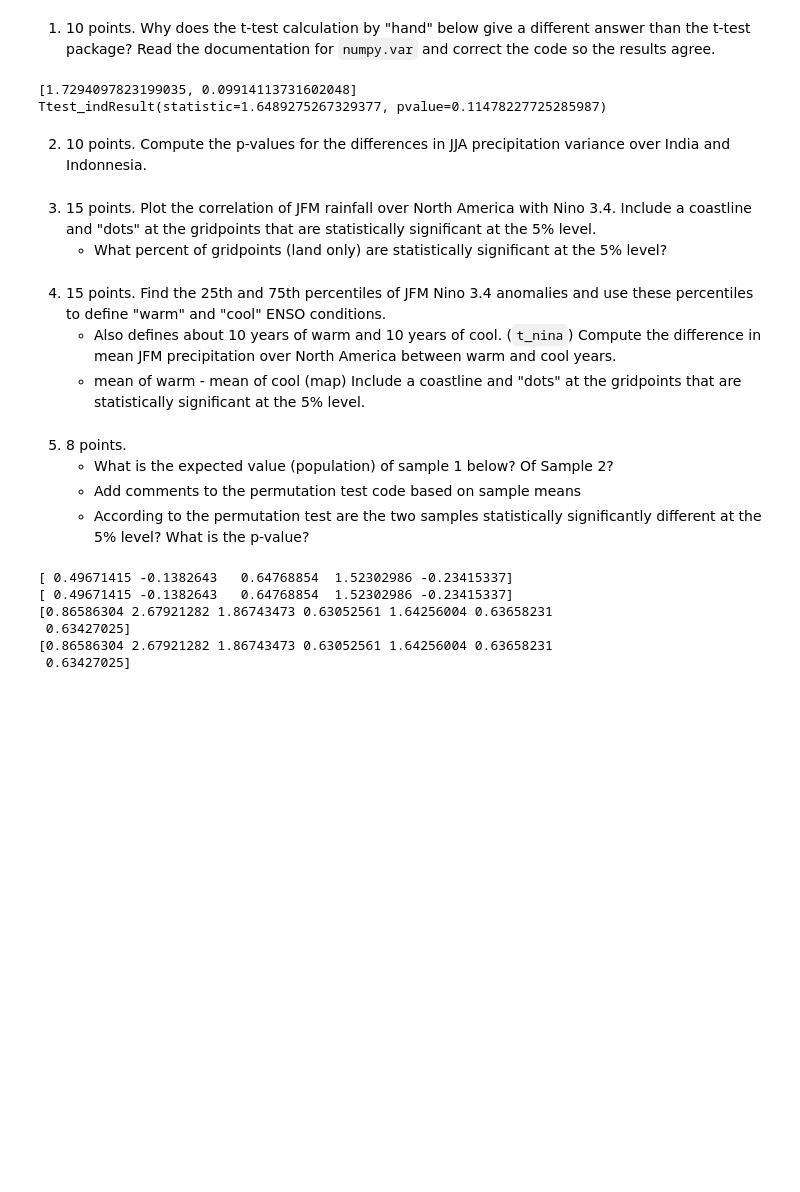
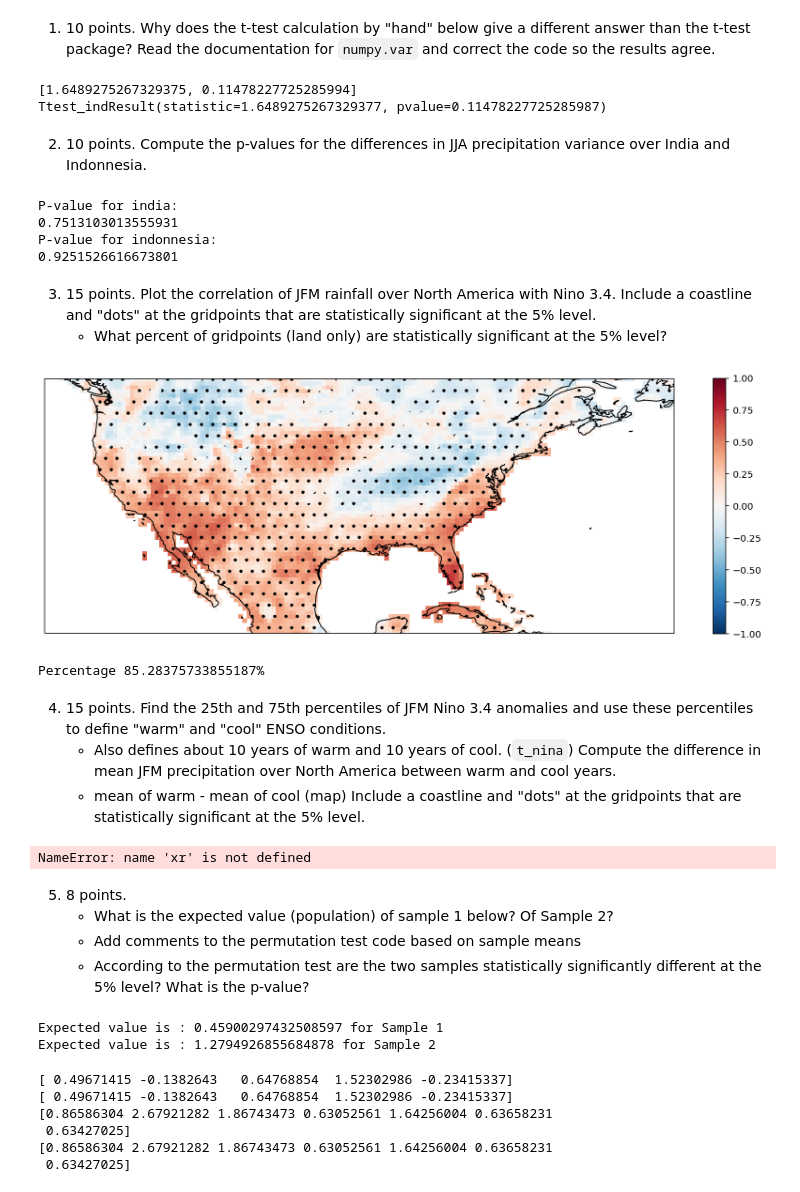
Before and after one commit to jp3993/apma4990-jp3993, a Jupyter notebook: HW-03.ipynb, the cells around one changed output. Cells and saved outputs as stored; diff of their text form; code cells hidden in the pictures; blank space fills up the shorter version.

```diff
--- a/HW-03.ipynb
+++ b/HW-03.ipynb
@@ -456,14 +455,14 @@ df = Nx + Ny - 2
 X = prcp_india[t_nina].values
 Y = prcp_india[t_nino].values
 
-pooled_var = ((Nx - 1)*X.var() + (Ny - 1)*Y.var())/(Nx + Ny - 2)
+pooled_var = ((Nx - 1)*X.var(ddof=1) + (Ny - 1)*Y.var(ddof=1))/(Nx + Ny - 2)
 india_t = (X.mean() - Y.mean())/np.sqrt(pooled_var)/np.sqrt(1/Nx + 1/Ny)
 india_p = 2*(1-stats.t.cdf(np.abs(india_t), df=df))
 
 print([india_t,india_p])
 print(stats.ttest_ind(X, Y))
 # %% [output]
-[1.7294097823199035, 0.09914113731602048]
+[1.6489275267329375, 0.11478227725285994]
 Ttest_indResult(statistic=1.6489275267329377, pvalue=0.11478227725285987)
 # %% [markdown]
 2. 10 points. Compute the p-values for the differences in JJA precipitation variance over India and Indonnesia.
@@ -473,12 +469,71 @@ Ttest_indResult(statistic=1.6489275267329377, pvalue=0.11478227725285987)
+# %%
+# CODE here
+# Use the variables india_F, indo_F, Nx, Ny etc
+df1 = Nx - 1
+df2 = Ny - 1
+p_value_india = stats.f.cdf(india_F, df1, df2)
+p_value_indo = stats.f.cdf(indo_F, df1, df2)
+
+print('P-value for india: ')
+print(p_value_india)
+print('P-value for indonnesia: ')
+print(p_value_indo)
+# %% [output]
+P-value for india:
+0.7513103013555931
+P-value for indonnesia:
+0.9251526616673801
 # %% [markdown]
 3. 15 points. Plot the correlation of JFM rainfall over North America with Nino 3.4. Include a coastline and "dots" at the gridpoints that are statistically significant at the 5% level.
     - What percent of gridpoints (land only) are statistically significant at the 5% level?
+# %%
+fig = plt.subplots(figsize=(15,5))
+ax = plt.subplot(projection=proj_map)
+
+N = len(n34)
+
+n34_prcp_corr.plot(ax=ax, vmax = 1, transform=proj_dta)
+ax.coastlines();
+dta = n34_prcp_corr
+lon = dta.X
+lat = dta.Y
+sig_value = 0.05
+mask = np.zeros(dta.shape) ; mask[(np.abs(dta)<sig_value) | np.isnan(dta)] = np.nan
+plt.contourf(lon, lat, mask, hatches=['.'], colors='none', transform=proj_dta);
+# %% [output]
+[figure, added]
+# %%
+num_sig_point = np.count_nonzero(~np.isnan(mask))
+total_land_point = np.count_nonzero(~np.isnan(n34_prcp_corr))
+print('Percentage {0}%'.format(100*num_sig_point/total_land_point))
+# %% [output]
+Percentage 85.28375733855187%
 # %% [markdown]
 4. 15 points. Find the 25th and 75th percentiles of JFM Nino 3.4 anomalies and use these percentiles to define "warm" and "cool" ENSO conditions.
     - Also defines about 10 years of warm and 10 years of cool. (`t_nina`)
 Compute the difference in mean JFM precipitation over North America between warm and cool years.
     - mean of warm - mean of cool (map)
 Include a coastline and "dots" at the gridpoints that are statistically significant at the 5% level.
+# %%
+n34_prcp_corr = xr.corr(n34, prcp, dim = 'T')
+n34_prcp_corr.plot();
+plt.title('Correlation of JFM precipitation and Nino 3.4 over North America');
+
+fig = plt.subplots(figsize=(15,5))
+ax = plt.subplot(projection=proj_map)
+
+N = len(n34)
+
+n34_prcp_corr.plot(ax=ax, vmax = 1, transform=proj_dta)
+ax.coastlines();
+dta = n34_prcp_corr
+lon = dta.X
+lat = dta.Y
+sig_value = 0.05
+mask = np.zeros(dta.shape) ; mask[(np.abs(dta)<sig_value) | np.isnan(dta)] = np.nan
+plt.contourf(lon, lat, mask, hatches=['.'], colors='none', transform=proj_dta);
+# %% [output]
+NameError: name 'xr' is not defined
 # %% [markdown]
 5. 8 points.
     - What is the expected value (population) of sample 1 below? Of Sample 2?
@@ -490,9 +545,14 @@ np.random.seed(42)
 # Sample 1
 nx = 5
 x = np.random.normal(size=nx)
+print('Expected value is : {0} for Sample 1'.format(x.mean()))
 # Sample 2
 ny = 7
 y = np.random.normal(size=ny) + 1.1
+print('Expected value is : {0} for Sample 2'.format(y.mean()))
+# %% [output]
+Expected value is : 0.45900297432508597 for Sample 1
+Expected value is : 1.2794926855684878 for Sample 2
 # %%
 # Concatenate the two sample
 xy = np.concatenate((x,y))
```
Also changed, not shown: parts of 7 cells of this notebook.
